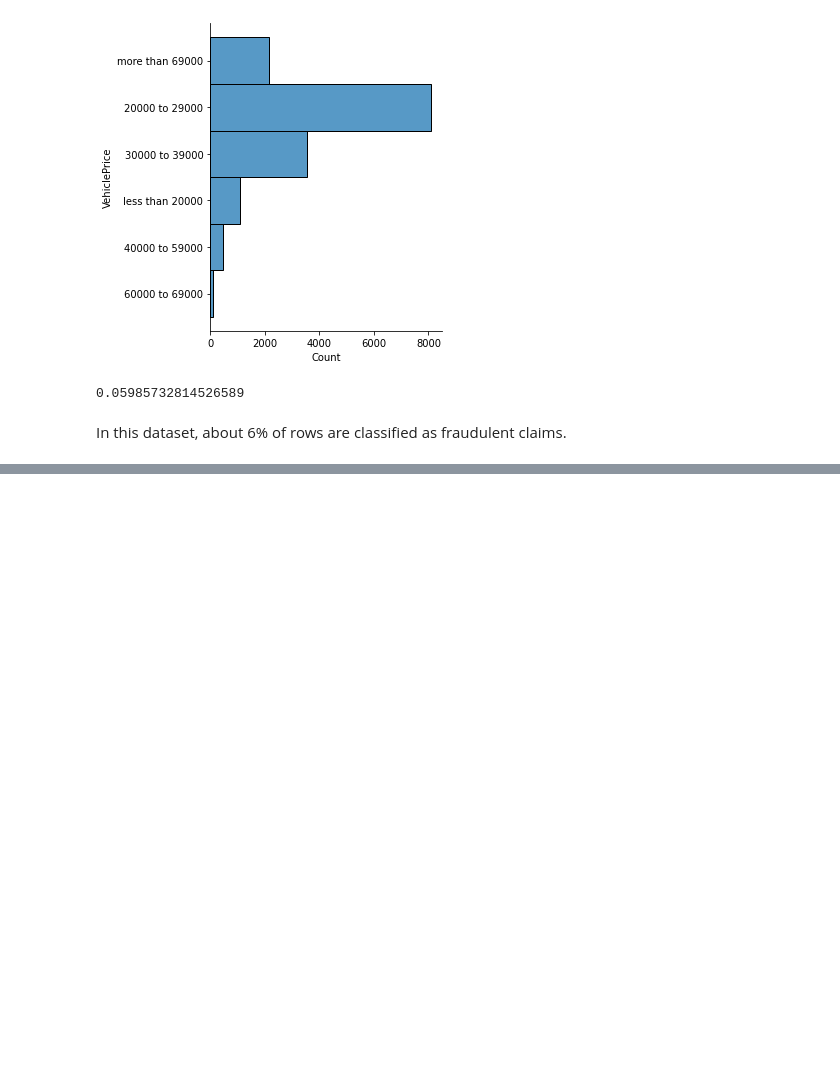
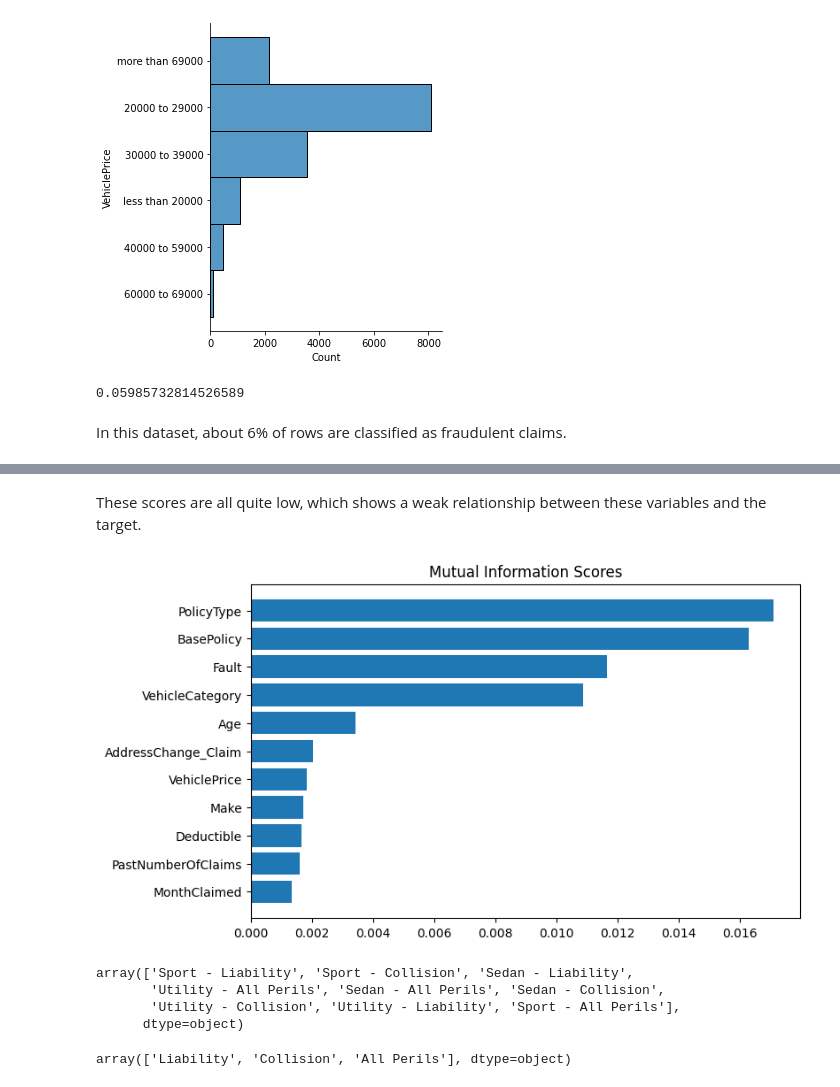
Before and after one commit to amieles/InsuranceFraudEDA, a Jupyter notebook: insurance-claim-eda.ipynb, the cells around one changed output, grey strips where cells are left out. Cells and saved outputs as stored; diff of their text form; code cells hidden in the pictures; blank space fills up the shorter version.

```diff
--- a/insurance-claim-eda.ipynb
+++ b/insurance-claim-eda.ipynb
@@ -183,0 +179,11 @@ This plot shows that fraud appears to be spread throughout all ages and driver r
+# %%
+X = ICD_filtered.copy()
+y = X.pop("FraudFound_P")
+
+
+# Label encoding for categoricals
+for colname in X.select_dtypes("object"):
+    X[colname], _ = X[colname].factorize()
+
+# All discrete features should now have integer dtypes
+discrete_features = X.dtypes == int
@@ -183,0 +210,11 @@ This plot shows that fraud appears to be spread throughout all ages and driver r
+# %%
+from sklearn.feature_selection import mutual_info_classif
+
+def make_mi_scores(X, y, discrete_features):
+    mi_scores = mutual_info_classif(X, y, discrete_features=discrete_features)
+    mi_scores = pd.Series(mi_scores, name="MI Scores", index=X.columns)
+    mi_scores = mi_scores.sort_values(ascending=False)
+    return mi_scores
+
+mi_scores = make_mi_scores(X, y, discrete_features)
+mi_scores[1:12]  # show a few features with their MI scores
@@ -183,0 +234,27 @@ This plot shows that fraud appears to be spread throughout all ages and driver r
+# %% [markdown]
+These scores are all quite low, which shows a weak relationship between these variables and the target.
+# %%
+def plot_mi_scores(scores):
+    scores = scores.sort_values(ascending=True)
+    width = np.arange(len(scores))
+    ticks = list(scores.index)
+    plt.barh(width, scores)
+    plt.yticks(width, ticks)
+    plt.title("Mutual Information Scores")
+
+
+plt.figure(dpi=100, figsize=(8, 5))
+plot_mi_scores(mi_scores[1:12])
+# %% [output]
+[figure, added]
+# %%
+ICD['PolicyType'].unique()
+# %% [output]
+array(['Sport - Liability', 'Sport - Collision', 'Sedan - Liability',
+       'Utility - All Perils', 'Sedan - All Perils', 'Sedan - Collision',
+       'Utility - Collision', 'Utility - Liability', 'Sport - All Perils'],
+      dtype=object)
+# %%
+ICD['BasePolicy'].unique()
+# %% [output]
+array(['Liability', 'Collision', 'All Perils'], dtype=object)
```
Also changed, not shown: parts of 15 cells of this notebook.
